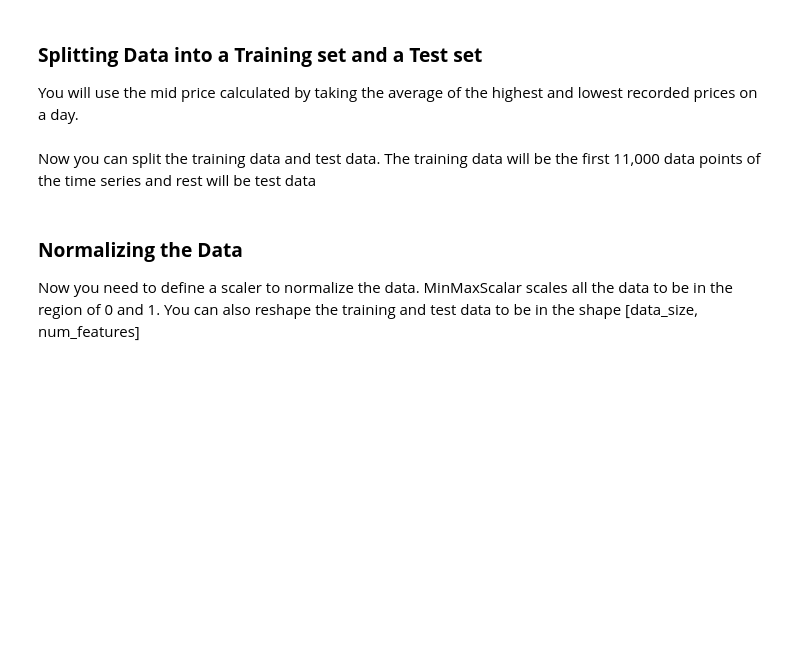
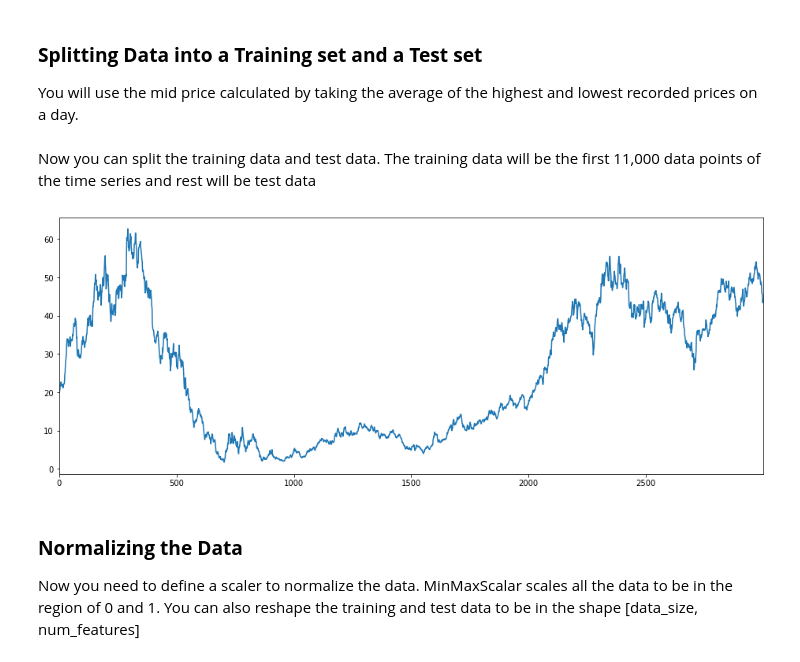
Before and after one commit to sachinkun21/Stock_price_prediction, a Jupyter notebook: IOCL_Predictions_in_Python.ipynb, the cells around one changed output. Drawn from its saved outputs; the diff is of its cells as text; code cells hidden in the pictures; blank space fills up the shorter version.

```diff
--- a/IOCL_Predictions_in_Python.ipynb
+++ b/IOCL_Predictions_in_Python.ipynb
@@ -87,7 +87,7 @@ def download_data(data_source='kaggle', ticker= 'AAL'):
           file_to_save = 'stock_market_data-%s.csv'%ticker
 
           # If you haven't already saved data,
-          if not os.path.exists(file_to_save):
+          if  os.path.exists(file_to_save):
 
               print("Downloading data from AphaVantage......")
               # Go ahead and grab the data from the url
@@ -147,6 +147,7 @@ def download_data(data_source='kaggle', ticker= 'AAL'):
 
 # ;et's Call the function and store the dataframe
 stock_df = download_data(data_source='AlphaVanatage', ticker= 'AAL')
+stock_df.head()
 # %% [output]
 Downloading data from AphaVantage......
 Data saved to : stock_market_data-AAL.csv
@@ -219,6 +224,10 @@ The specific reason I picked this company over others is that the stocks for thi
 Another thing to notice is that the values close to 2015-2018 are much higher and fluctuate more than the values close to the 2008-2012 indicating the Global Slowdown period.
 
 Therefore you need to make sure that the data behaves in similar value ranges throughout the time frame. You will take care of this during the data normalization phase.
+# %%
+def plot_array(array):
+  pd.Series(array).plot(figsize = (16,6))
+  plt.show()
 # %% [markdown]
 ### **Splitting Data into a Training set and a Test set**
 You will use the mid price calculated by taking the average of the highest and lowest recorded prices on a day.
@@ -230,8 +239,11 @@ mid_prices = (high_prices+low_prices)/2.0
 # %% [markdown]
 Now you can split the training data and test data. The training data will be the first 11,000 data points of the time series and rest will be test data
 # %%
-train_data = mid_prices[:11000]
-test_data = mid_prices[11000:]
+train_data = mid_prices[:3000]
+test_data = mid_prices[3000:]
+plot_array(train_data)
+# %% [output]
+[figure, added]
 # %% [markdown]
 ### **Normalizing the Data**
 Now you need to define a scaler to normalize the data. MinMaxScalar scales all the data to be in the region of 0 and 1. You can also reshape the training and test data to be in the shape [data_size, num_features]
```
Also changed, not shown: parts of 13 cells of this notebook.
